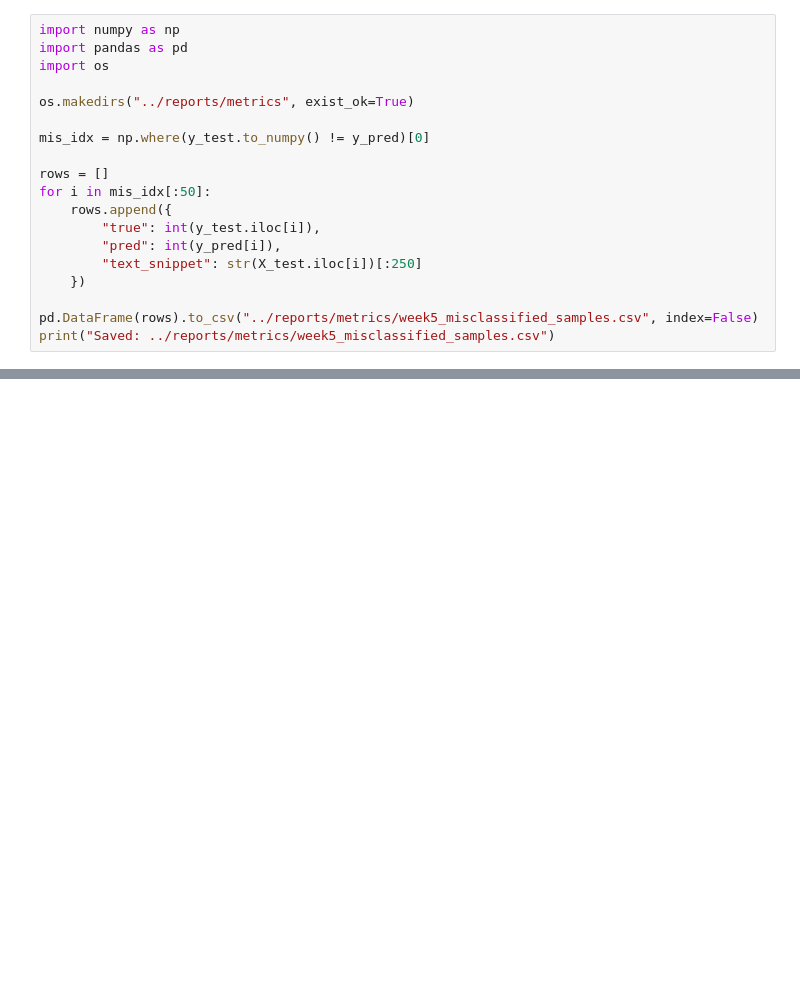
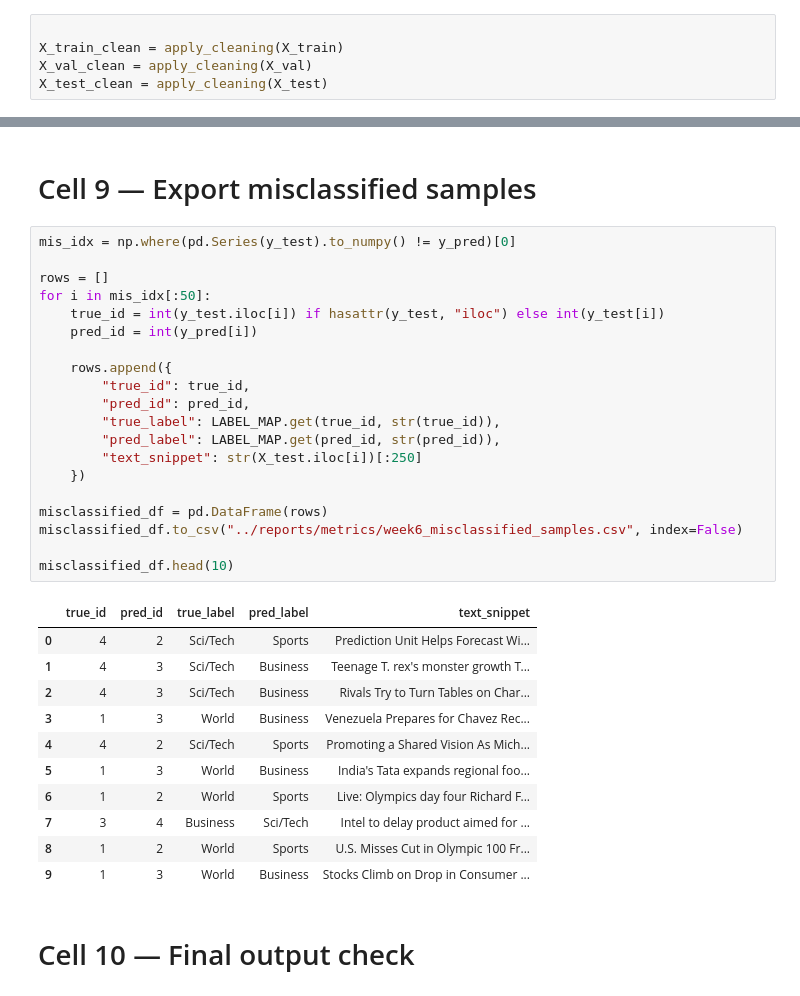
Before and after one commit to Krushal16/Intelligent-News-Classifier, a Jupyter notebook: notebooks/03_baseline_train_eval.ipynb, the cells around one changed output, grey strips where cells are left out. Saved outputs shown, nothing was run; the diff lists cells and outputs as text; blank space fills up the shorter version.

Commit message:
fix: update baseline eval notebook for Week 6 label consistency and saved outputs

```diff
--- a/notebooks/03_baseline_train_eval.ipynb
+++ b/notebooks/03_baseline_train_eval.ipynb
@@ -78,19 +56,5 @@ plt.show()
 # %%
-import numpy as np
-import pandas as pd
-import os
 
-os.makedirs("../reports/metrics", exist_ok=True)
-
-mis_idx = np.where(y_test.to_numpy() != y_pred)[0]
-
-rows = []
-for i in mis_idx[:50]:
-    rows.append({
-        "true": int(y_test.iloc[i]),
-        "pred": int(y_pred[i]),
-        "text_snippet": str(X_test.iloc[i])[:250]
-    })
-
-pd.DataFrame(rows).to_csv("../reports/metrics/week5_misclassified_samples.csv", index=False)
-print("Saved: ../reports/metrics/week5_misclassified_samples.csv")
+X_train_clean = apply_cleaning(X_train)
+X_val_clean = apply_cleaning(X_val)
+X_test_clean = apply_cleaning(X_test)
@@ -98,0 +140,36 @@ Saved: ../reports/metrics/week5_misclassified_samples.csv
+# %% [markdown]
+# Cell 9 — Export misclassified samples
+# %%
+mis_idx = np.where(pd.Series(y_test).to_numpy() != y_pred)[0]
+
+rows = []
+for i in mis_idx[:50]:
+    true_id = int(y_test.iloc[i]) if hasattr(y_test, "iloc") else int(y_test[i])
+    pred_id = int(y_pred[i])
+
+    rows.append({
+        "true_id": true_id,
+        "pred_id": pred_id,
+        "true_label": LABEL_MAP.get(true_id, str(true_id)),
+        "pred_label": LABEL_MAP.get(pred_id, str(pred_id)),
+        "text_snippet": str(X_test.iloc[i])[:250]
+    })
+
+misclassified_df = pd.DataFrame(rows)
+misclassified_df.to_csv("../reports/metrics/week6_misclassified_samples.csv", index=False)
+
+misclassified_df.head(10)
+# %% [output]
+|  | true_id | pred_id | true_label | pred_label | text_snippet |
+| 0 | 4 | 2 | Sci/Tech | Sports | Prediction Unit Helps Forecast Wi... |
+| 1 | 4 | 3 | Sci/Tech | Business | Teenage T. rex's monster growth T... |
+| 2 | 4 | 3 | Sci/Tech | Business | Rivals Try to Turn Tables on Char... |
+| 3 | 1 | 3 | World | Business | Venezuela Prepares for Chavez Rec... |
+| 4 | 4 | 2 | Sci/Tech | Sports | Promoting a Shared Vision As Mich... |
+| 5 | 1 | 3 | World | Business | India's Tata expands regional foo... |
+| 6 | 1 | 2 | World | Sports | Live: Olympics day four Richard F... |
+| 7 | 3 | 4 | Business | Sci/Tech | Intel to delay product aimed for ... |
+| 8 | 1 | 2 | World | Sports | U.S. Misses Cut in Olympic 100 Fr... |
+| 9 | 1 | 3 | World | Business | Stocks Climb on Drop in Consumer ... |
+# %% [markdown]
+# Cell 10 — Final output check
```
Also changed, not shown: parts of 17 cells of this notebook, 1 other file.
